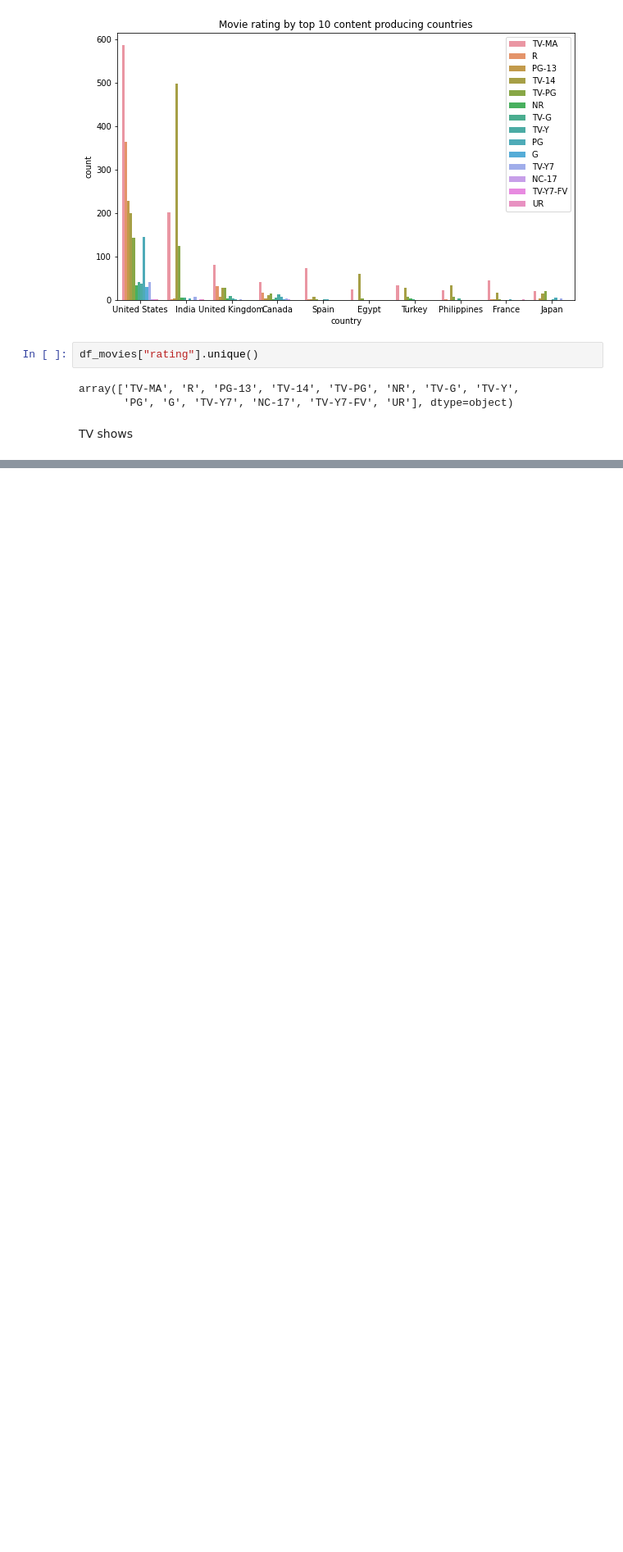
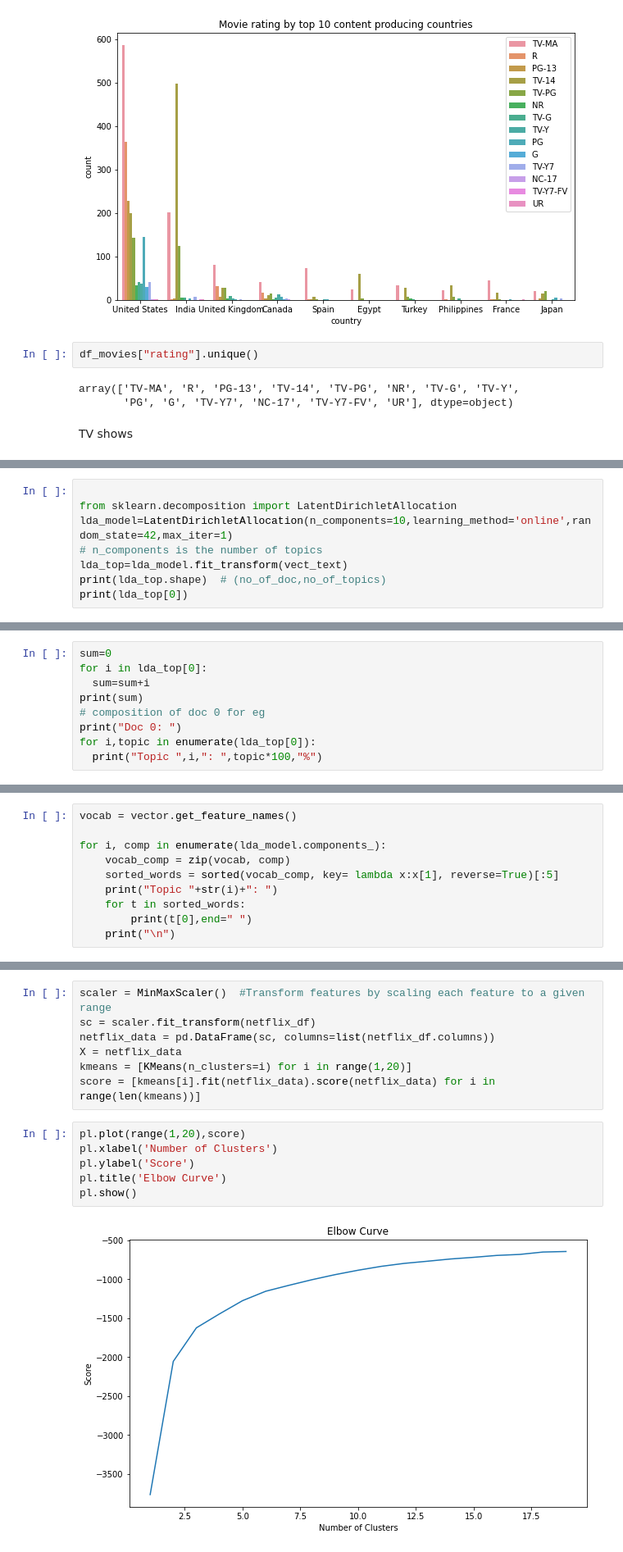
Before and after one commit to pranay2310/NETFLIX-MOVIES-AND-TV-SHOWS-CLUSTERING, a Jupyter notebook: NETFLIX_MOVIES_AND_TV_SHOWS_CLUSTERING.ipynb, the cells around one changed output, grey strips where cells are left out. Shown at 82% size. Cells and saved outputs as stored; diff of their text form; blank space fills up the shorter version.

```diff
--- a/NETFLIX_MOVIES_AND_TV_SHOWS_CLUSTERING.ipynb
+++ b/NETFLIX_MOVIES_AND_TV_SHOWS_CLUSTERING.ipynb
@@ -581,0 +886,8 @@ TV shows
+# %%
+
+from sklearn.decomposition import LatentDirichletAllocation
+lda_model=LatentDirichletAllocation(n_components=10,learning_method='online',random_state=42,max_iter=1)
+# n_components is the number of topics
+lda_top=lda_model.fit_transform(vect_text)
+print(lda_top.shape)  # (no_of_doc,no_of_topics)
+print(lda_top[0])
@@ -581,0 +898,9 @@ TV shows
+# %%
+sum=0
+for i in lda_top[0]:
+  sum=sum+i
+print(sum)
+# composition of doc 0 for eg
+print("Doc 0: ")
+for i,topic in enumerate(lda_top[0]):
+  print("Topic ",i,": ",topic*100,"%")
@@ -581,0 +943,10 @@ TV shows
+# %%
+vocab = vector.get_feature_names()
+
+for i, comp in enumerate(lda_model.components_):
+    vocab_comp = zip(vocab, comp)
+    sorted_words = sorted(vocab_comp, key= lambda x:x[1], reverse=True)[:5]
+    print("Topic "+str(i)+": ")
+    for t in sorted_words:
+        print(t[0],end=" ")
+    print("\n")
@@ -581,0 +979,15 @@ TV shows
+# %%
+scaler = MinMaxScaler()  #Transform features by scaling each feature to a given range
+sc = scaler.fit_transform(netflix_df)
+netflix_data = pd.DataFrame(sc, columns=list(netflix_df.columns))
+X = netflix_data
+kmeans = [KMeans(n_clusters=i) for i in range(1,20)]
+score = [kmeans[i].fit(netflix_data).score(netflix_data) for i in range(len(kmeans))]
+# %%
+pl.plot(range(1,20),score)
+pl.xlabel('Number of Clusters')
+pl.ylabel('Score')
+pl.title('Elbow Curve')
+pl.show()
+# %% [output]
+[figure, added]
```
Also changed, not shown: parts of 64 cells of this notebook.
